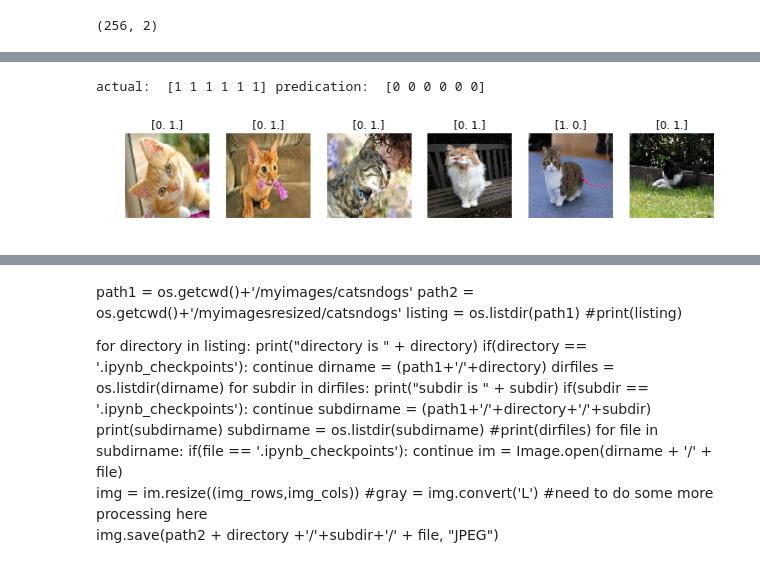
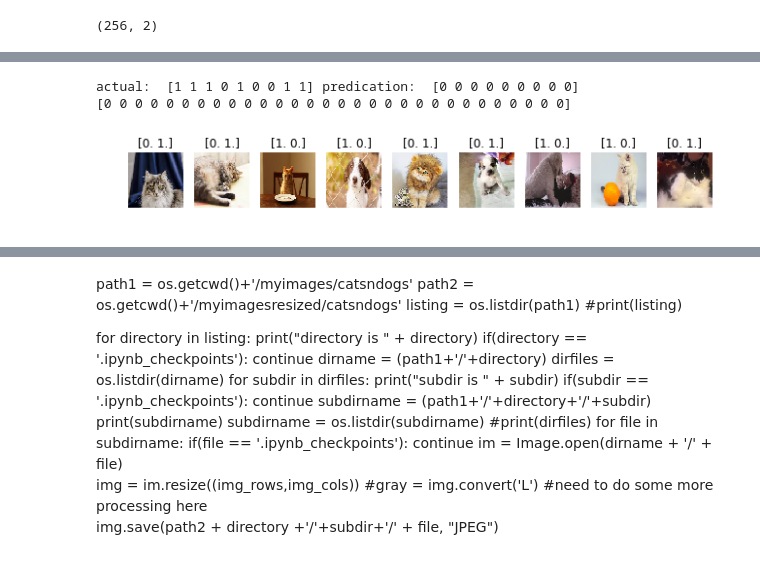
Before and after one commit to hepgon1/gitcode, a Jupyter notebook: KerasMyImages.ipynb, the cells around one changed output, grey strips where cells are left out. Cells and saved outputs as stored; diff of their text form; code cells hidden in the pictures.

```diff
--- a/KerasMyImages.ipynb
+++ b/KerasMyImages.ipynb
@@ -241,12 +256,13 @@ misclassification
-# %%
-print("actual: ",actual[[94, 95, 96, 97, 98, 99]],"predication: ", y_prediction[[94, 95, 96, 97, 98, 99]])
-print()
-# %% [output]
-actual:  [1 1 1 1 1 1] predication:  [0 0 0 0 0 0]
-# %%
-plots(x_timgs[[94, 95, 96, 97, 98, 99]],titles = y_labels[[94, 95, 96, 97, 98, 99]])
-# %% [output]
-[figure, removed]
+# %%
+print("actual: ",actual[[0, 1, 2, 3, 4,5, 6, 7, 9]],"predication: ", y_prediction[[0, 1, 2, 3, 4,5, 6, 7, 9]])
+print(y_prediction)
+# %% [output]
+actual:  [1 1 1 0 1 0 0 1 1] predication:  [0 0 0 0 0 0 0 0 0]
+[0 0 0 0 0 0 0 0 0 0 0 0 0 0 0 0 0 0 0 0 0 0 0 0 0 0 0 0 0 0]
+# %%
+plots(x_timgs[[0, 1, 2, 3, 4,5, 6, 7, 9]],titles = y_labels[[0, 1, 2, 3, 4,5, 6, 7, 9]])
+# %% [output]
+[figure, added]
 # %%
 [0, 2, 3, 4, 6, 8, 10, 12, 14, 15, 19]
 # %%
```
Also changed, not shown: parts of 19 cells of this notebook, 1 other file.
